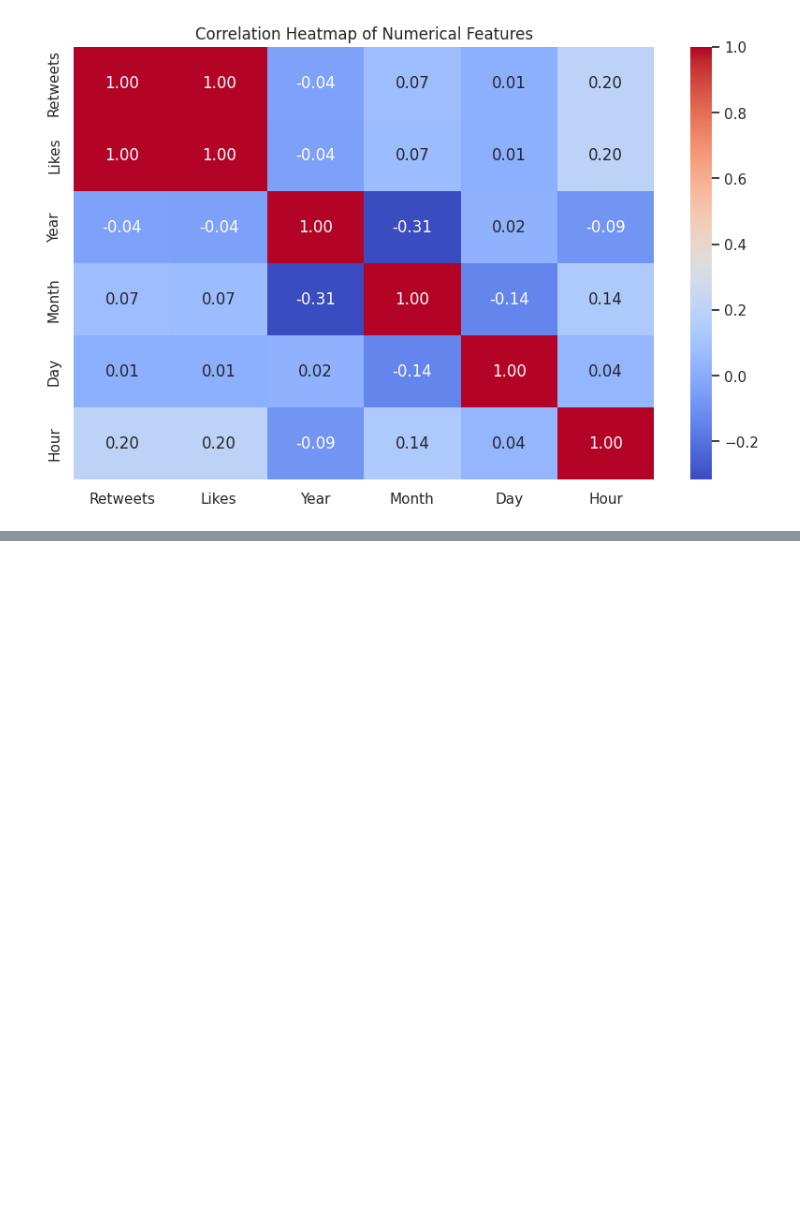
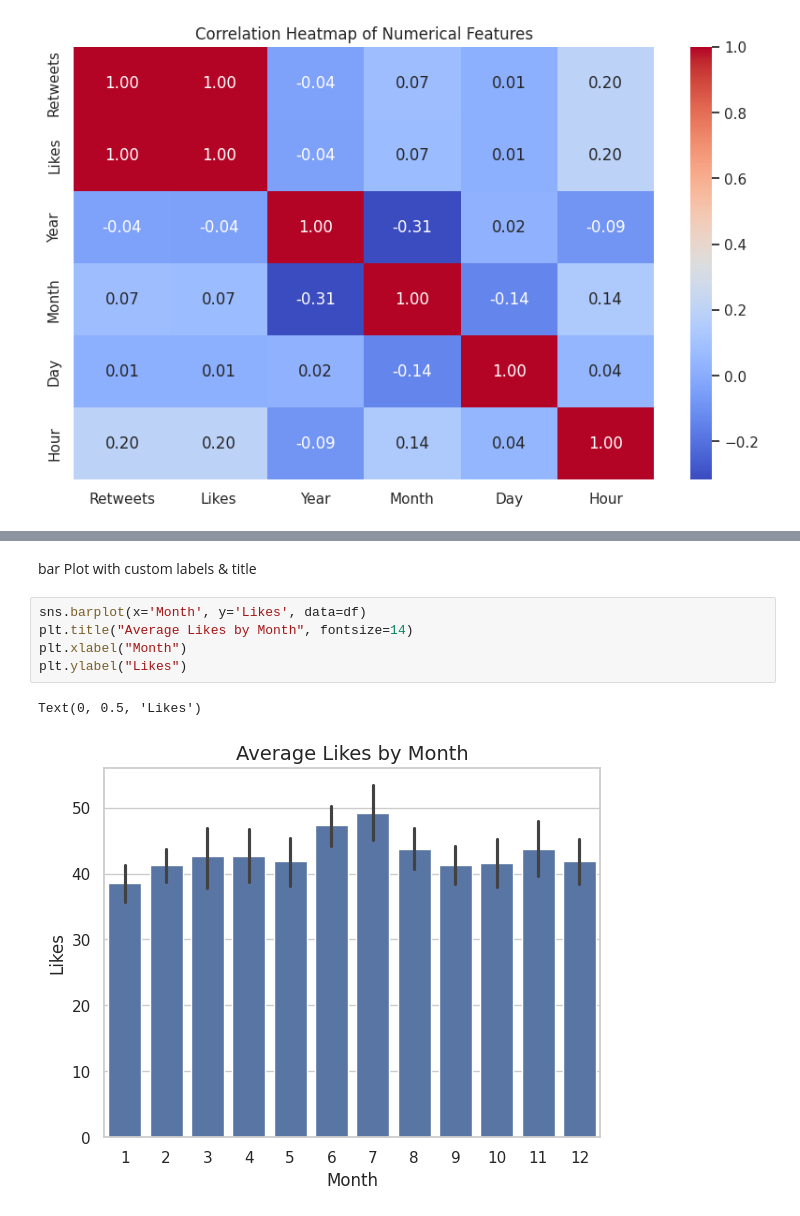
Before and after one commit to tyagiji84/INITIAL_CODES, a Jupyter notebook: Untitled7.ipynb, the cells around one changed output, grey strips where cells are left out. Saved outputs shown, nothing was run; the diff lists cells and outputs as text; blank space fills up the shorter version.

```diff
--- a/Untitled7.ipynb
+++ b/Untitled7.ipynb
@@ -108,0 +163,10 @@ plt.show()
+# %% [markdown]
+bar Plot with custom labels & title
+# %%
+sns.barplot(x='Month', y='Likes', data=df)
+plt.title("Average Likes by Month", fontsize=14)
+plt.xlabel("Month")
+plt.ylabel("Likes")
+# %% [output]
+Text(0, 0.5, 'Likes')
+[figure, added]
```
Also changed, not shown: parts of 14 cells of this notebook.
